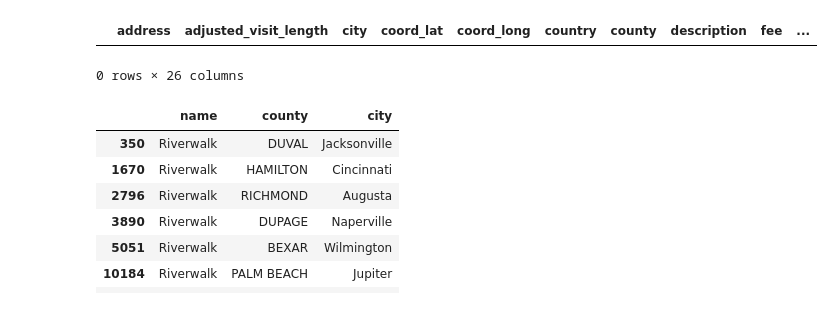
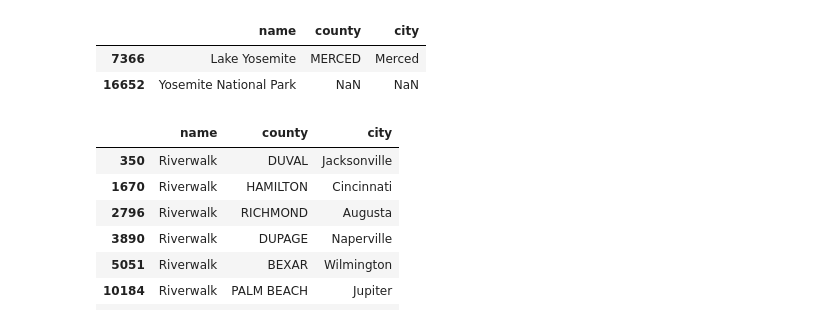
Before and after one commit to kennethcc2005/friends, a Jupyter notebook: sorted_theme.ipynb, the cells around one changed output. Drawn from its saved outputs; the diff is of its cells as text; code cells hidden in the pictures.

```diff
--- a/sorted_theme.ipynb
+++ b/sorted_theme.ipynb
@@ -14,8 +34,9 @@ poi.replace({ "'s " : "%27s " }, regex=True, inplace = True)
 # %%
-poi2[poi2.name.str.contains("%27")]
+poi2[poi2.name.str.contains("Yosemite")][["name", "county", "city"]]
 # %% [output]
-|  | address | adjusted_visit_length | city | coord_lat | coord_long | country | county | description | fee | ... |
+|  | name | county | city |
+| 7366 | Lake Yosemite | MERCED | Merced |
+| 16652 | Yosemite National Park | NaN | NaN |
-0 rows × 26 columns
 # %%
 poi[poi.name == "Riverwalk"][["name", "county", "city"]]
 # %% [output]
```
Also changed, not shown: parts of 2 cells of this notebook, 4 other files.
